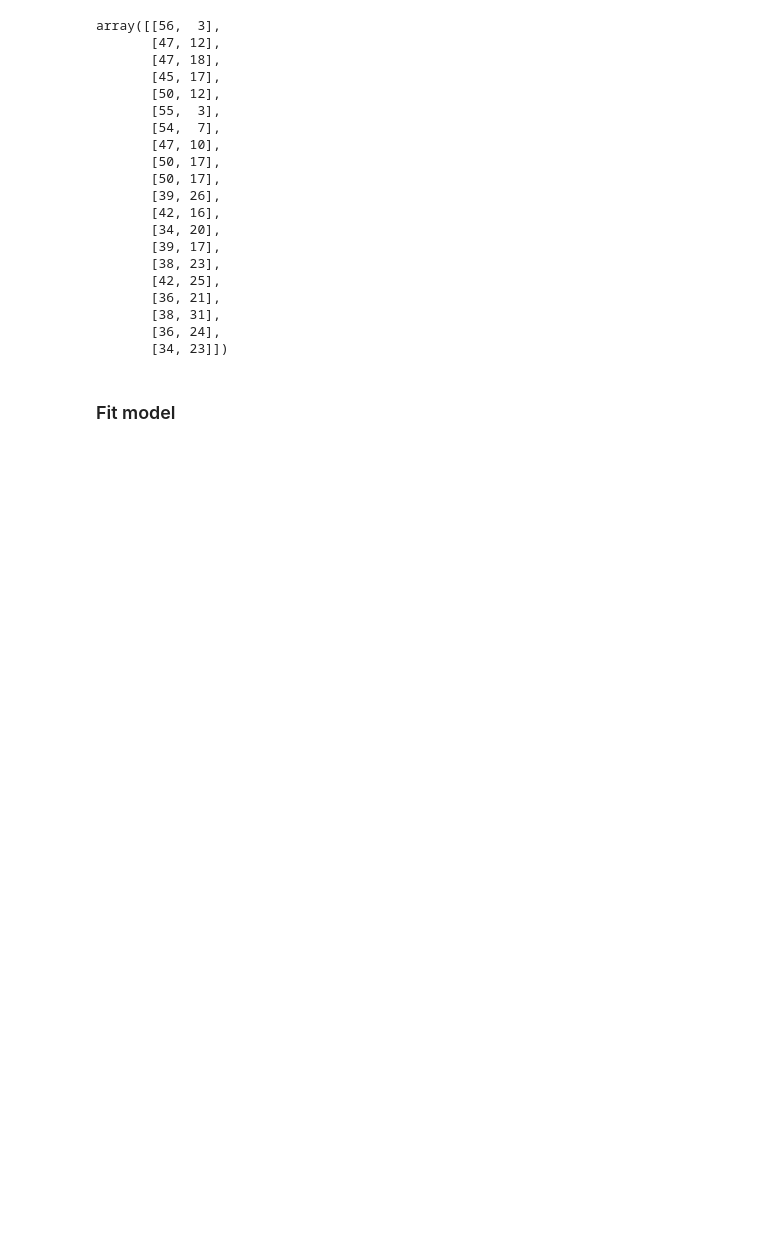
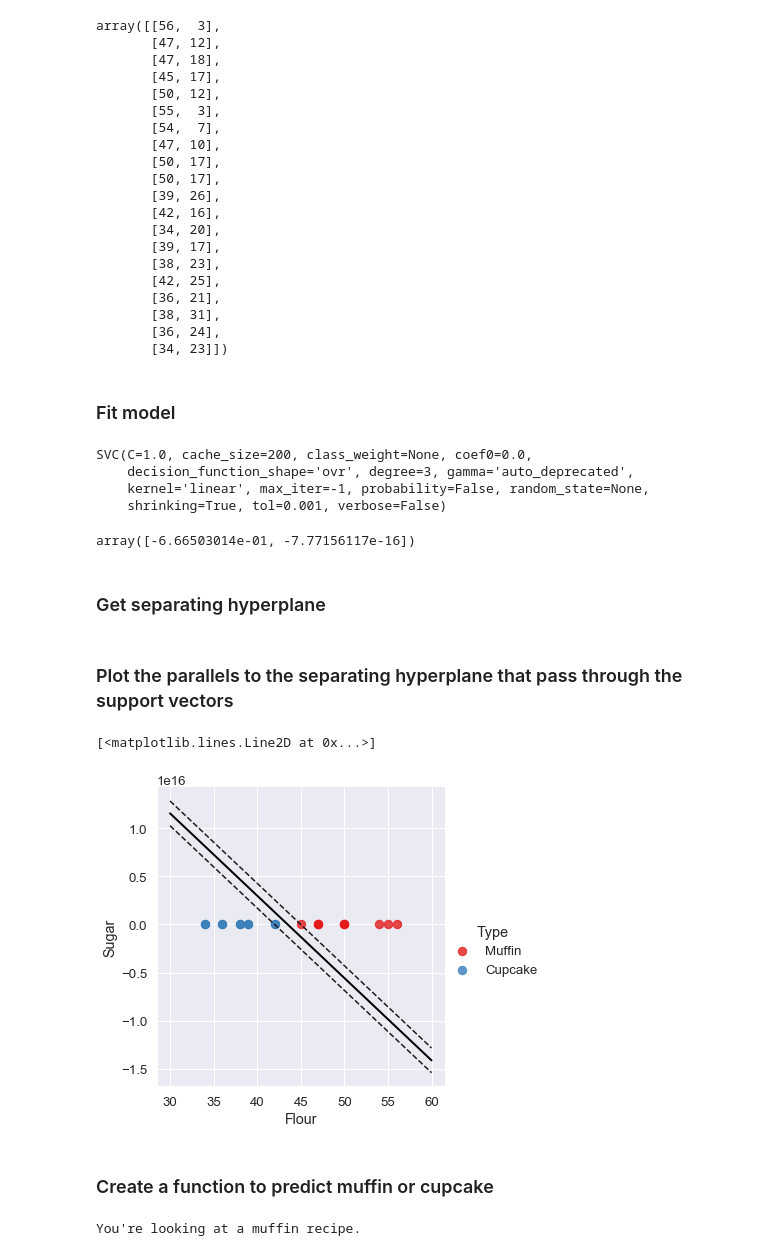
Before and after one commit to austinjung/simplilearn_courses, a Jupyter notebook: machine-learning/notebooks/SVM_Muffin_Cupcake.ipynb, the cells around one changed output. Drawn from its saved outputs; the diff is of its cells as text; code cells hidden in the pictures; blank space fills up the shorter version.

```diff
--- a/machine-learning/notebooks/SVM_Muffin_Cupcake.ipynb
+++ b/machine-learning/notebooks/SVM_Muffin_Cupcake.ipynb
@@ -89,4 +89,39 @@ array([[56,  3],
 # %% [markdown]
 ### Fit model
 # %%
-model = svm.svc(kernel='linear')
+model = svm.SVC(kernel='linear')
+model.fit(ingredients, type_label)
+# %% [output]
+SVC(C=1.0, cache_size=200, class_weight=None, coef0=0.0,
+    decision_function_shape='ovr', degree=3, gamma='auto_deprecated',
+    kernel='linear', max_iter=-1, probability=False, random_state=None,
+    shrinking=True, tol=0.001, verbose=False)
+# %%
+model.coef_[0]
+# %% [output]
+array([-6.66503014e-01, -7.77156117e-16])
+# %% [markdown]
+### Get separating hyperplane
+# %%
+w = model.coef_[0]
+a = -w[0] / w[1]  # slope of w[0] over w[1]
+xx = np.linspace(30, 60)
+yy = a * xx - (model.intercept_[0]) / w[1]
+# %% [markdown]
+### Plot the parallels to the separating hyperplane that pass through the support vectors
+# %%
+b = model.support_vectors_[0]
+yy_down = a * xx + (b[1] - a * b[0])
+b = model.support_vectors_[-1]
+yy_up = a * xx + (b[1] - a * b[0])
+# %%
+sns.lmplot('Flour', 'Sugar', data=recipes, hue='Type',
+           palette='Set1', fit_reg=False, scatter_kws={'s': 70})
+plt.plot(xx, yy, linewidth=2, color='black')
+plt.plot(xx, yy_down, 'k--')
+plt.plot(xx, yy_up, 'k--')
+# %% [output]
+[<matplotlib.lines.Line2D at 0x...>]
+[figure, added]
+# %% [markdown]
+### Create a function to predict muffin or cupcake
@@ -92,0 +134,5 @@ model = svm.svc(kernel='linear')
+# %%
+# Predict if 50 parts flour and 20 parts sugar
+muffin_or_cupcake(50, 20)
+# %% [output]
+You're looking at a muffin recipe.
```
Also changed, not shown: parts of 3 cells of this notebook, 2 other files.
